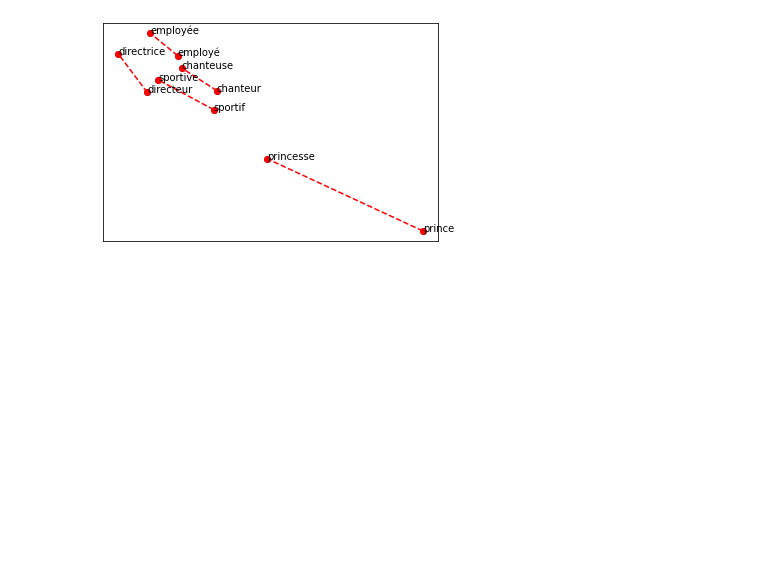
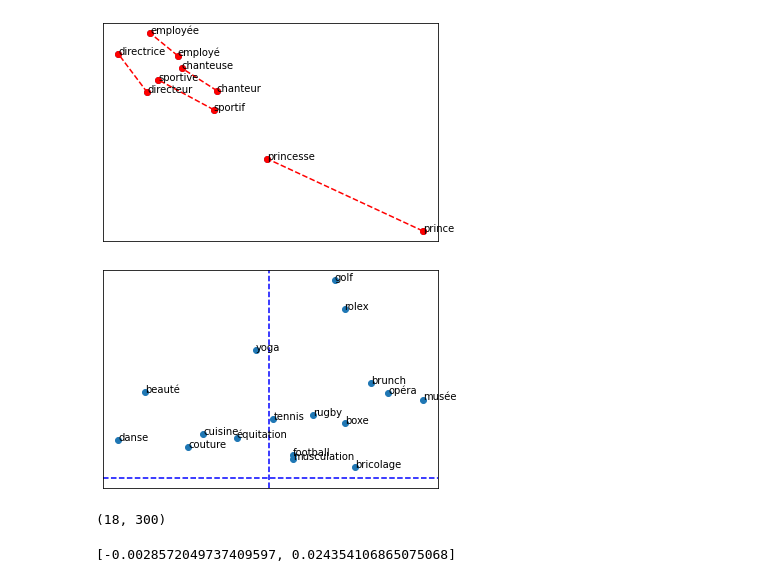
Before and after one commit to jeremylhour/ml_econometrie, a Jupyter notebook: traitement_langage_naturel/vecteurs_mots.ipynb, the cells around one changed output. Saved outputs shown, nothing was run; the diff lists cells and outputs as text; code cells hidden in the pictures; blank space fills up the shorter version.

Commit message:
graphiques word vectors

```diff
--- a/traitement_langage_naturel/vecteurs_mots.ipynb
+++ b/traitement_langage_naturel/vecteurs_mots.ipynb
@@ -96,7 +96,7 @@ liste_de_mots = [
     'roi', 'reine',
                 ]
 word2ind = dict(zip(liste_de_mots, [i for i in range(len(liste_de_mots))]))
-M = np.array([ft.get_word_vector(liste_de_mots[i]) for i in range(len(liste_de_mots))])
+M = np.array([ft.get_word_vector(mot) for mot in liste_de_mots])
 M_reduced = reduce_to_k_dim(M, k=2)
 plot_embeddings(M_reduced, word2ind, liste_de_mots[:10], 'imgs/feminin_masculin.png')
 # %% [output]
@@ -105,0 +176,18 @@ Done.
+# %%
+liste_activites = [
+    'football', 'rugby',
+    'boxe', 'danse', 'yoga',
+    'golf', 'équitation', 'couture',
+    'tennis', 'musculation', 'opéra',
+    'musée', 'cuisine', 'bricolage',
+    'brunch', 'beauté', 'rolex'
+]
+
+X = np.c_[axe_genre, axe_classe]
+plot_on_axes(ft, np.c_[axe_genre, axe_classe], liste_activites, 'imgs/projections.png')
+# %% [output]
+[figure, added]
+# %%
+M.shape
+# %% [output]
+(18, 300)
@@ -105,0 +196,4 @@ Done.
+# %%
+points[0].tolist()
+# %% [output]
+[-0.0028572049737409597, 0.024354106865075068]
```
Also changed, not shown: parts of 3 cells of this notebook.
